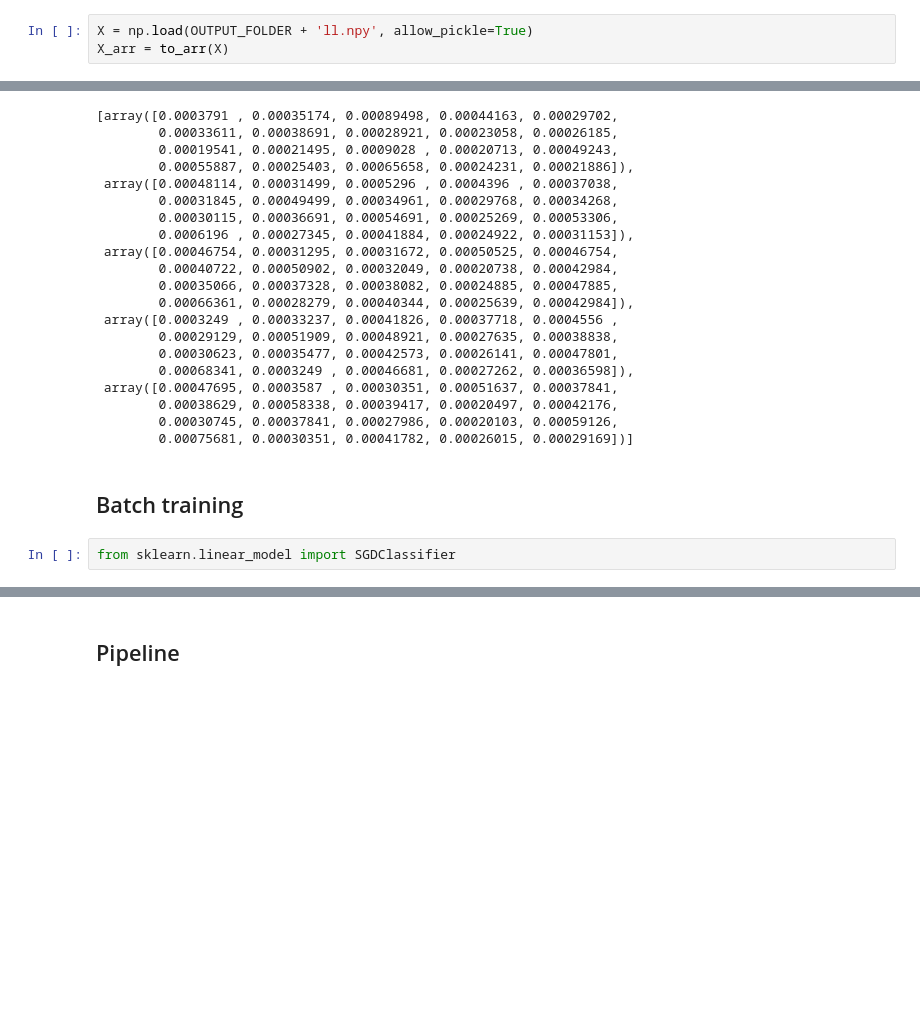
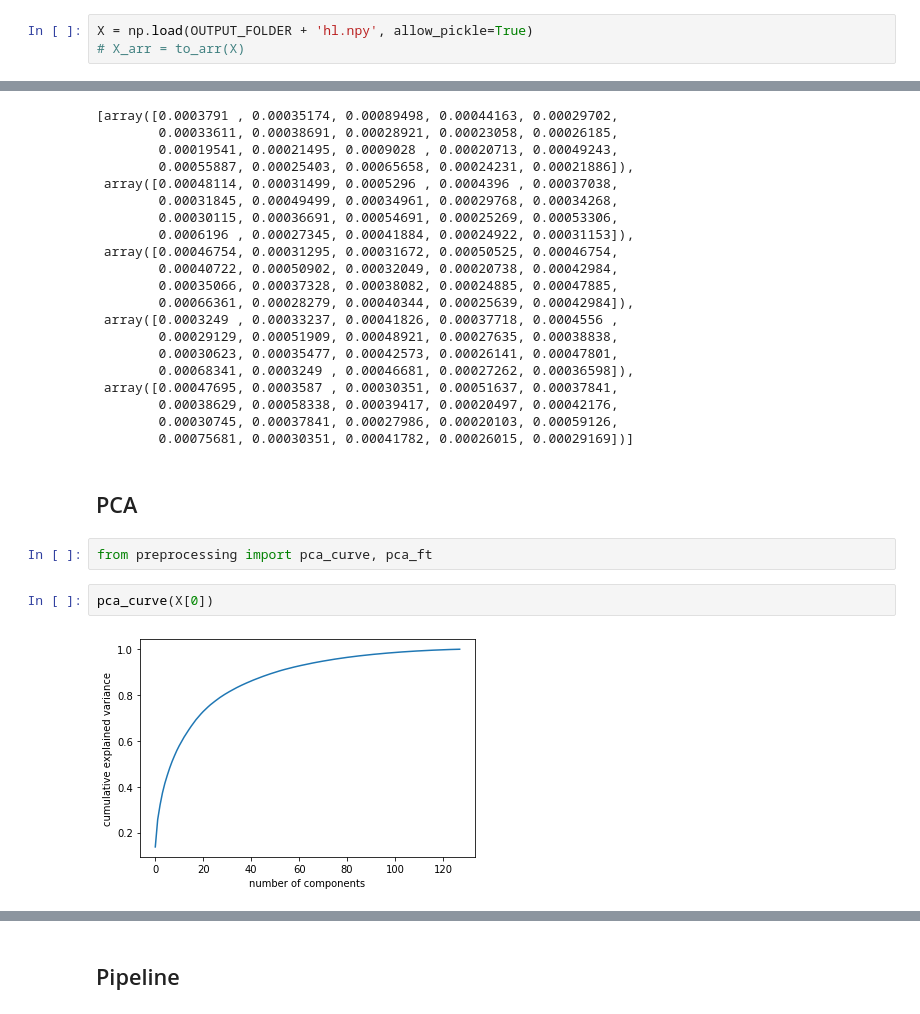
Before and after one commit to yeexunwei/lung-cancer-image-classification, a Jupyter notebook: Pipeline.ipynb, the cells around one changed output, grey strips where cells are left out. Drawn from its saved outputs; the diff is of its cells as text; blank space fills up the shorter version.

Commit message:
run first model

```diff
--- a/Pipeline.ipynb
+++ b/Pipeline.ipynb
@@ -66,8 +66,8 @@ np.unique(y, return_counts=True)
 # %% [markdown]
 ### X
 # %%
-X = np.load(OUTPUT_FOLDER + 'll.npy', allow_pickle=True)
-X_arr = to_arr(X)
+X = np.load(OUTPUT_FOLDER + 'hl.npy', allow_pickle=True)
+# X_arr = to_arr(X)
 # %%
 print(X[0].shape) #wavelet
 print(X_arr[0].shape) #must
@@ -196,7 +196,11 @@ histo_list
         0.00038629, 0.00058338, 0.00039417, 0.00020497, 0.00042176,
         0.00030745, 0.00037841, 0.00027986, 0.00020103, 0.00059126,
         0.00075681, 0.00030351, 0.00041782, 0.00026015, 0.00029169])]
-# %% [markdown]
-## Batch training
-# %%
-from sklearn.linear_model import SGDClassifier
+# %% [markdown]
+## PCA
+# %%
+from preprocessing import pca_curve, pca_ft
+# %%
+pca_curve(X[0])
+# %% [output]
+[figure, added]
```
Also changed, not shown: parts of 7 cells of this notebook, 3 other files.
